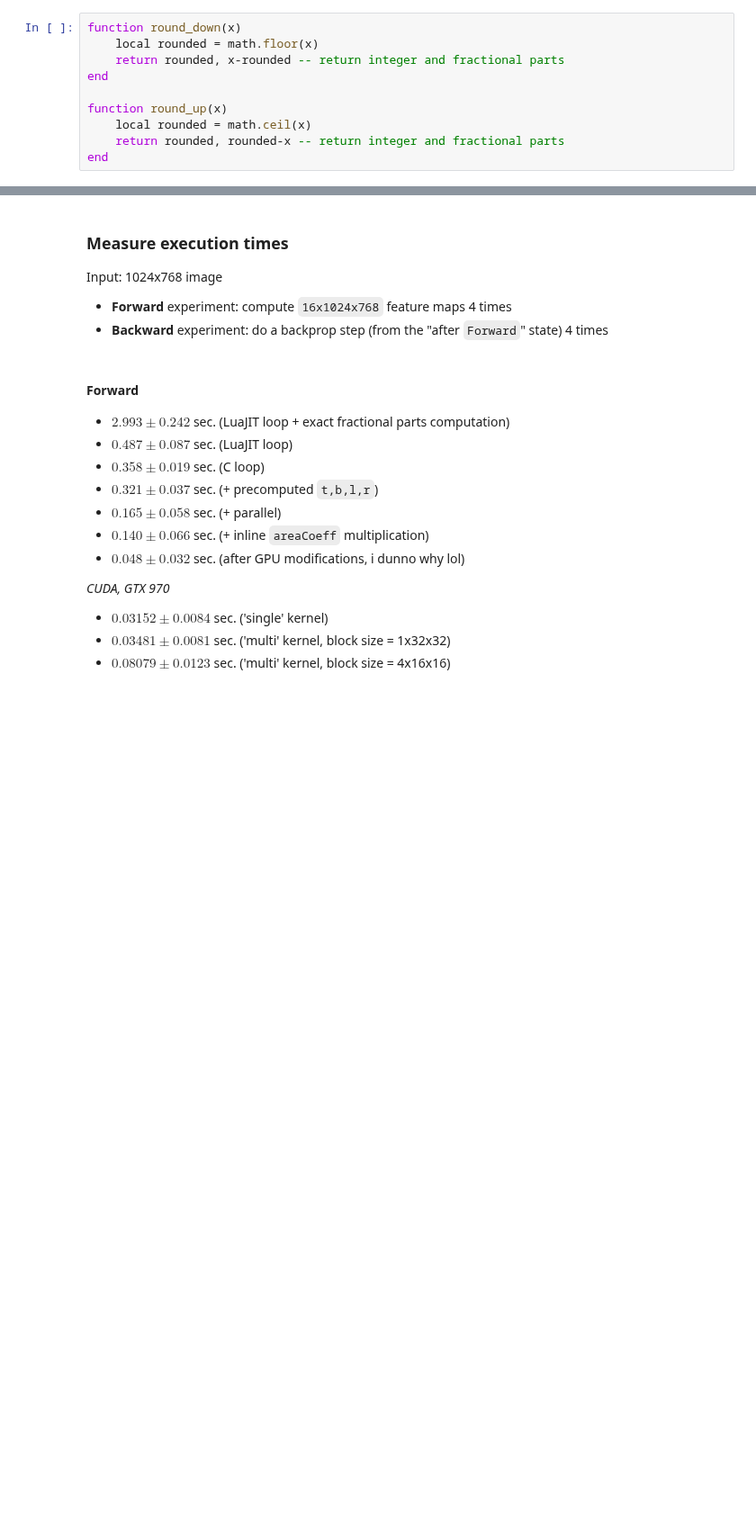
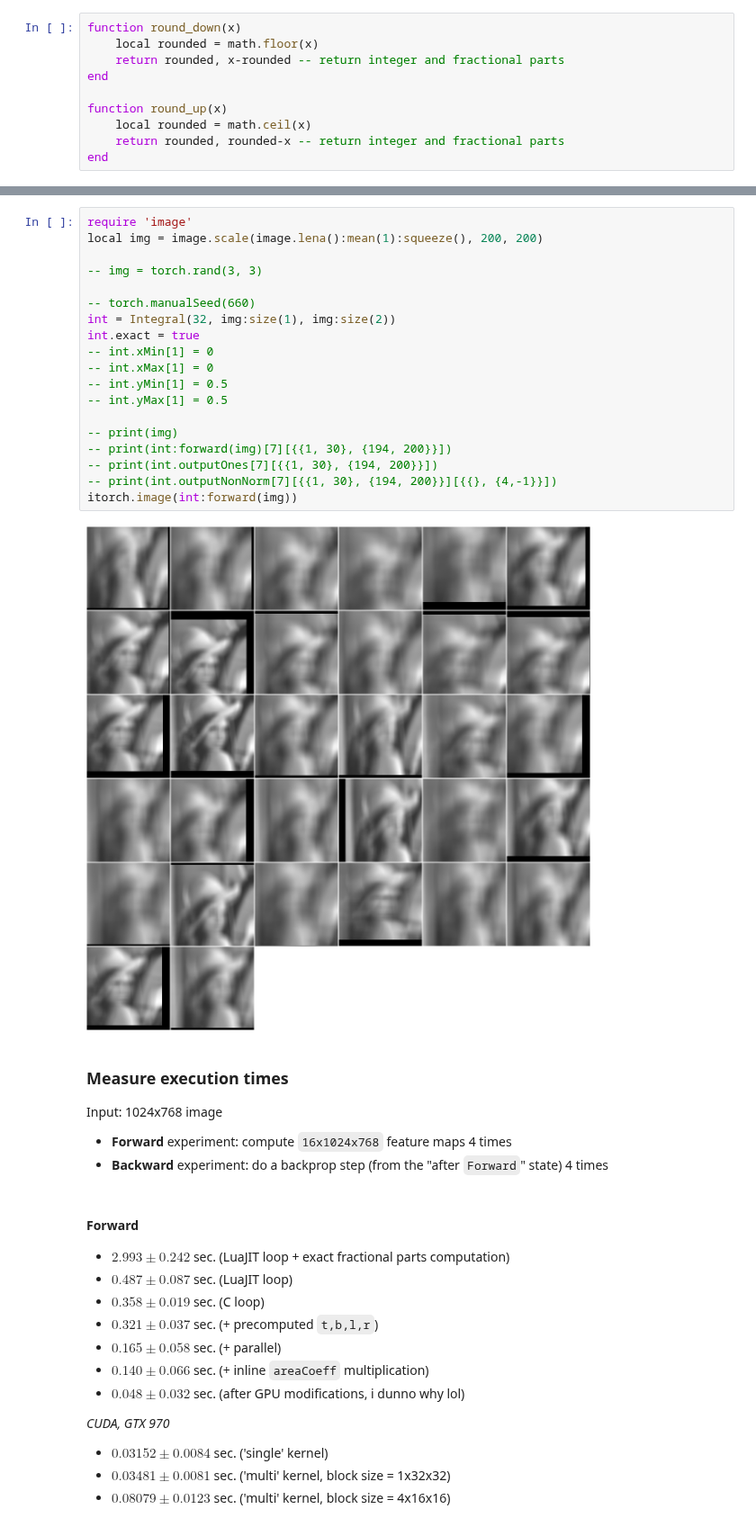
Before and after one commit to shrubb/integral-layer, a Jupyter notebook: Time.ipynb, the cells around one changed output, grey strips where cells are left out. Shown at 90% size. Cells and saved outputs as stored; diff of their text form; blank space fills up the shorter version.

```diff
--- a/Time.ipynb
+++ b/Time.ipynb
@@ -305,3 +471,24 @@ end
+# %%
+require 'image'
+local img = image.scale(image.lena():mean(1):squeeze(), 200, 200)
+
+-- img = torch.rand(3, 3)
+
+-- torch.manualSeed(660)
+int = Integral(32, img:size(1), img:size(2))
+int.exact = true
+-- int.xMin[1] = 0
+-- int.xMax[1] = 0
+-- int.yMin[1] = 0.5
+-- int.yMax[1] = 0.5
+
+-- print(img)
+-- print(int:forward(img)[7][{{1, 30}, {194, 200}}])
+-- print(int.outputOnes[7][{{1, 30}, {194, 200}}])
+-- print(int.outputNonNorm[7][{{1, 30}, {194, 200}}][{{}, {4,-1}}])
+itorch.image(int:forward(img))
+# %% [output]
+[figure, added]
 # %% [markdown]
 ### Measure execution times
 
```
Also changed, not shown: parts of 5 cells of this notebook, 2 other files.
